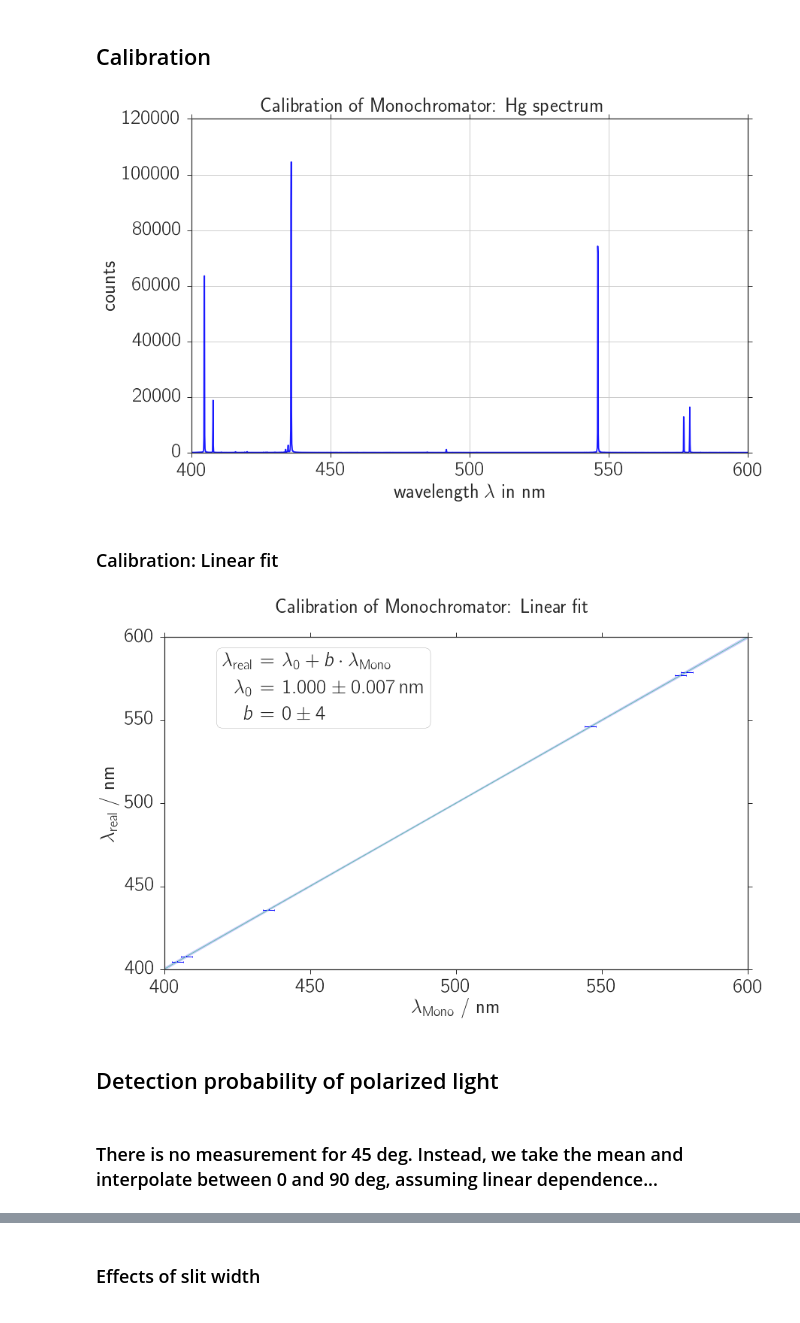
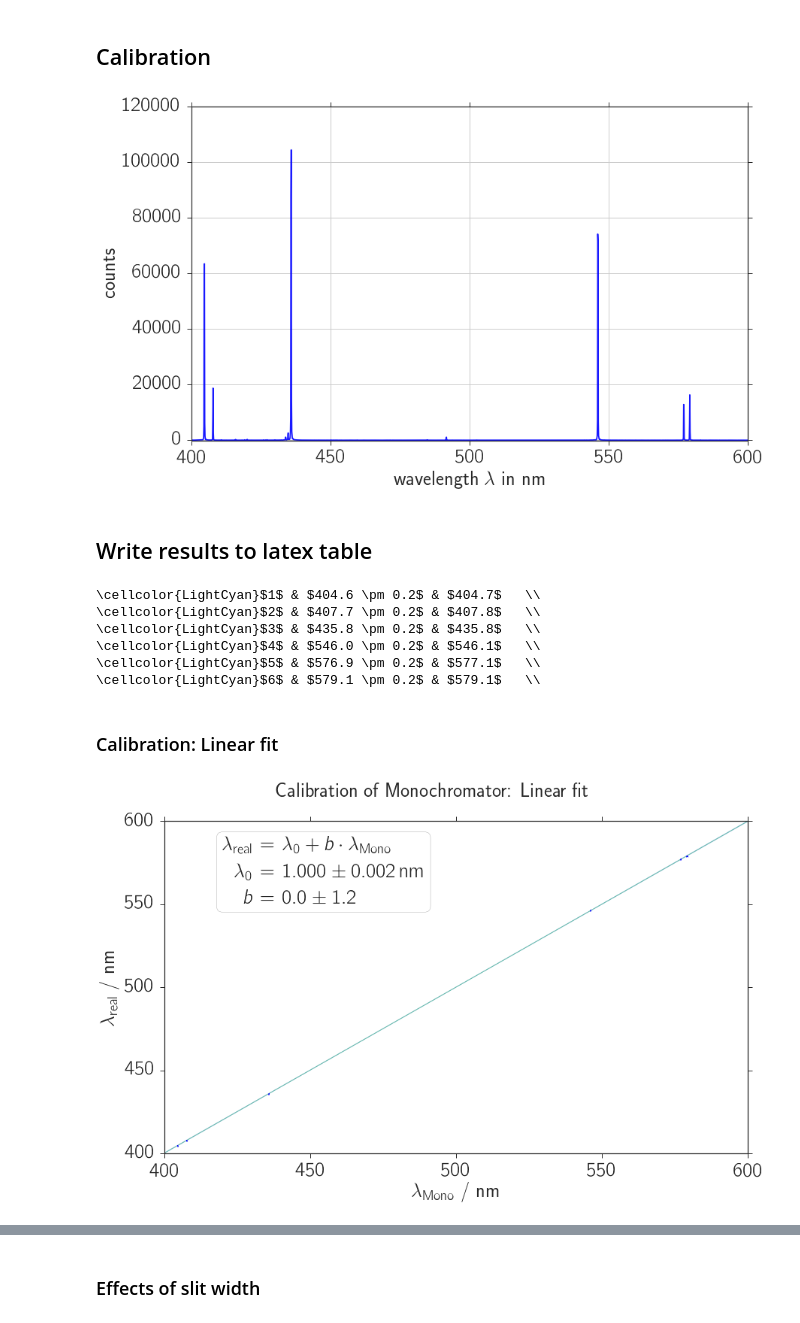
Before and after one commit to Bondzio/fp, a Jupyter notebook: raman/analysis/raman_mono.ipynb, the cells around one changed output, grey strips where cells are left out. Drawn from its saved outputs; the diff is of its cells as text; code cells hidden in the pictures.

```diff
--- a/raman/analysis/raman_mono.ipynb
+++ b/raman/analysis/raman_mono.ipynb
@@ -52,14 +52,17 @@ import uncertainties.unumpy as un
 
 plt.close("all")
 show_fig = True
-save_fig = False # see below
+save_fig = True # see below
 if not save_fig:
         rcParams['figure.figsize'] = (13, 8)
-        npy_dir = "./npy/"
+
+npy_dir = "./npy/"
+fig_dir = './figures/'
 
 colors = ['b', 'r', 'g', 'darkmagenta', 'firebrick', 'cyan', 'orange', 'magenta', 'darkgoldenrod']
 
 xlim_global = (400, 600)
+sx0_global = 0.2
 # %%
 def breit_wigner(x, x0, gamma, amplitude, offset):
     """
@@ -123,40 +144,55 @@ y_e = un.uarray(y, np.maximum(1, np.sqrt(y)))
 # Fits do not converge. We search for local maxima in the predefined ranges.
 # Errors are set to 0.2 nm, twice the resolution of the data.
 x_ranges = [[402, 406],
             [406, 410],
             [430, 440],
             [540, 550],
             [570, 578],
             [578, 584]]
 labels = ['404.7 nm', '407.8 nm', '435.8 nm', '546.1 nm', '577.1 nm', '579.1 nm']
 x0s = []
 for i, x_range, label in zip(range(len(x_ranges)), x_ranges, labels):
     x_min, x_max = x_range
     mask = (x > x_min) * (x < x_max)
     x_fit = x[mask]
     y_fit = y[mask]
     x0 = x_fit[np.argmax(y_fit)]
-    x0s.append(uc.ufloat(x0, 2))
+    x0s.append(uc.ufloat(x0, sx0_global))
 
 # Plotting
 fig, ax = plt.subplots(1,1)
 if not save_fig:
     fig.suptitle('Calibration of Monochromator: Hg spectrum')
 ax.plot(x, y, "-", alpha = 0.9, c=colors[0])
 ax.set_xlim(xlim_global)
-ax.set_ylim(0, )
+ax.set_ylim(-100, )
 ax.set_xlabel("wavelength $\lambda$ in nm")
 ax.set_ylabel('counts')
 ax.grid(True)
 ax.legend(loc='best')
-if show_fig:
-    fig.show()
+
 if save_fig:
     file_name = "mono_calibration_hg"
-    fig.savefig(fig_dir + file_name + ".pdf")
-    fig.savefig(fig_dir + file_name + ".png")
+    fig.savefig(fig_dir + file_name + ".eps")
+    #fig.savefig(fig_dir + file_name + ".png")
 # %% [output]
-[figure, old version]
+[figure, new version]
+# %% [markdown]
+## Write results to latex table
+# %%
+lits = [404.7, 407.8, 435.8, 546.1, 577.1, 579.1]
+i=0
+for x0, lit in zip(x0s, lits):
+    i += 1
+    print("\cellcolor{LightCyan}$%i$ & $%s$ & $%.1f$   \\\\"%(
+            i, uc_str(x0), lit))
+# %% [output]
+\cellcolor{LightCyan}$1$ & $404.6 \pm 0.2$ & $404.7$   \\
+\cellcolor{LightCyan}$2$ & $407.7 \pm 0.2$ & $407.8$   \\
+\cellcolor{LightCyan}$3$ & $435.8 \pm 0.2$ & $435.8$   \\
+\cellcolor{LightCyan}$4$ & $546.0 \pm 0.2$ & $546.1$   \\
+\cellcolor{LightCyan}$5$ & $576.9 \pm 0.2$ & $577.1$   \\
+\cellcolor{LightCyan}$6$ & $579.1 \pm 0.2$ & $579.1$   \\
 # %% [markdown]
 ### Calibration: Linear fit
 # %%
@@ -208,11 +244,7 @@ if show_fig:
     fig1.show()
 if save_fig:
     file_name = "mono_calibration_linear_fit"
-    fig1.savefig(fig_dir + file_name + ".pdf")
+    fig1.savefig(fig_dir + file_name + ".eps")
     fig1.savefig(fig_dir + file_name + ".png")
 # %% [output]
-[figure, old version]
+[figure, new version]
-# %% [markdown]
-## Detection probability of polarized light
-# %% [markdown]
-### There is no measurement for 45 deg. Instead, we take the mean and interpolate between 0 and 90 deg, assuming linear dependence...
```
Also changed, not shown: parts of 23 cells of this notebook, 21 other files.
